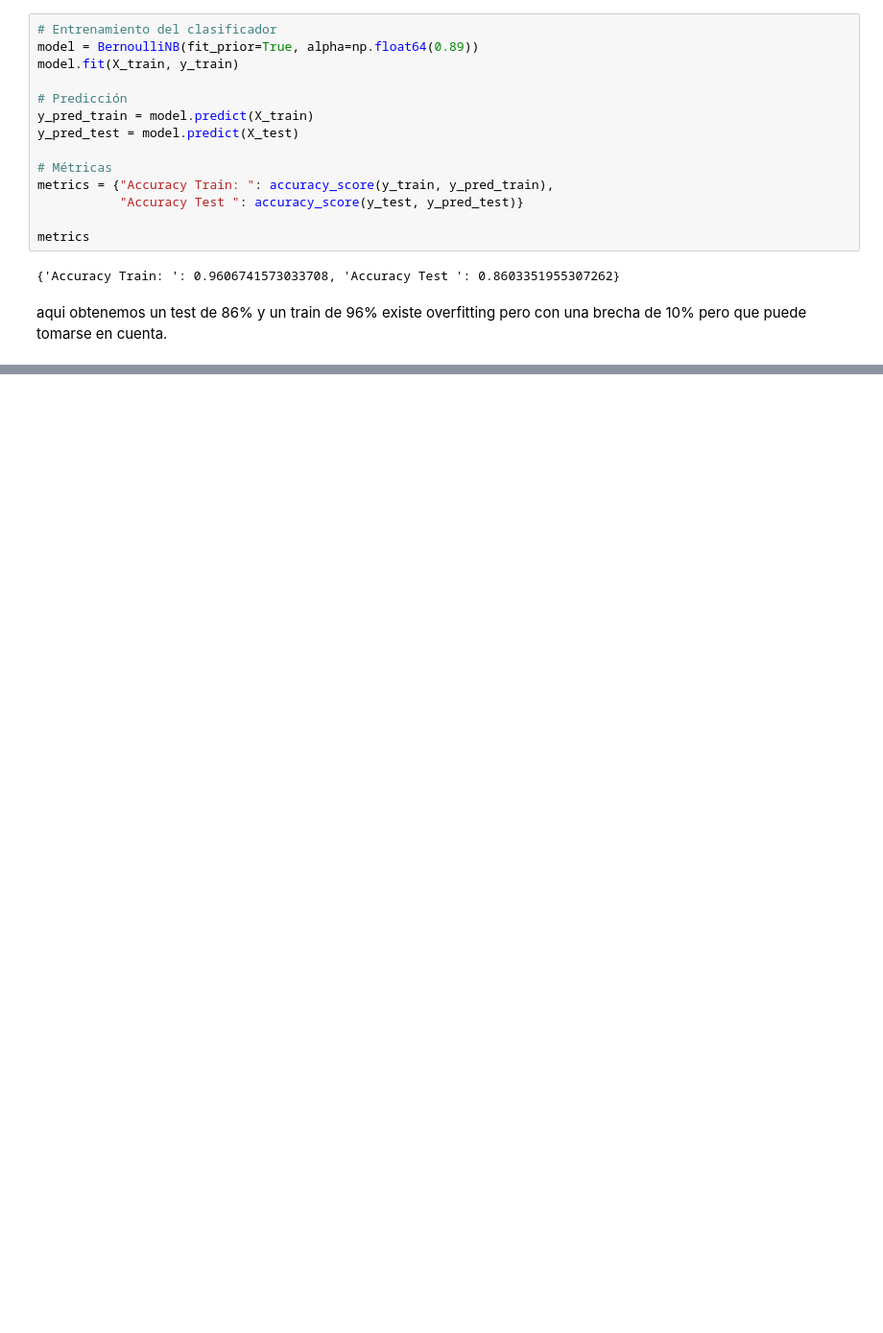
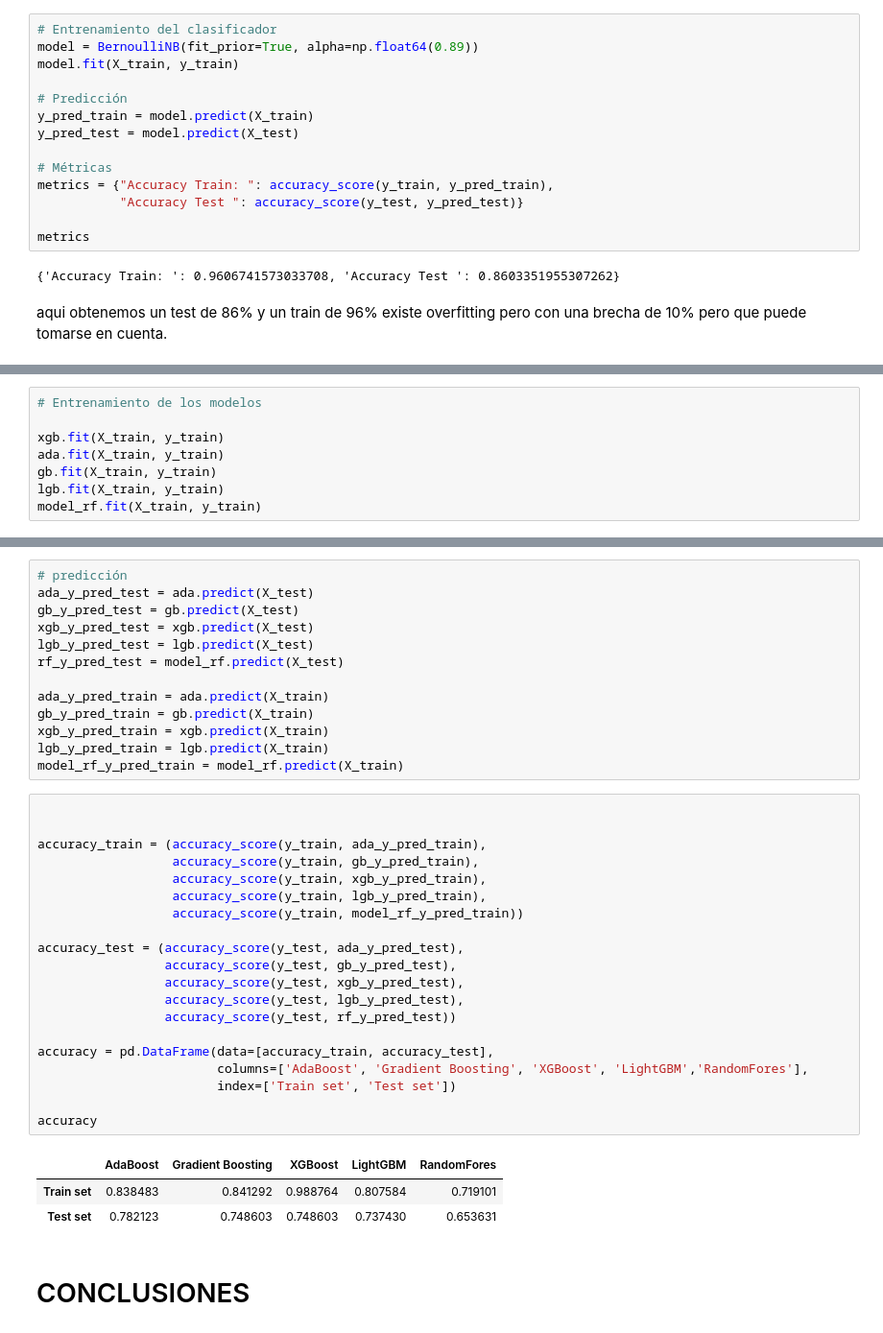
Before and after one commit to Betaniammc/streamlit, a Jupyter notebook: src/07-naive-bayes-playstore-reviews.ipynb, the cells around one changed output, grey strips where cells are left out. Shown at 96% size. Saved outputs shown, nothing was run; the diff lists cells and outputs as text; blank space fills up the shorter version.

```diff
--- a/src/07-naive-bayes-playstore-reviews.ipynb
+++ b/src/07-naive-bayes-playstore-reviews.ipynb
@@ -333,0 +626,8 @@ metrics
+# %%
+# Entrenamiento de los modelos
+
+xgb.fit(X_train, y_train)
+ada.fit(X_train, y_train)
+gb.fit(X_train, y_train)
+lgb.fit(X_train, y_train)
+model_rf.fit(X_train, y_train)
@@ -333,0 +654,39 @@ metrics
+# %%
+# predicción
+ada_y_pred_test = ada.predict(X_test)
+gb_y_pred_test = gb.predict(X_test)
+xgb_y_pred_test = xgb.predict(X_test)
+lgb_y_pred_test = lgb.predict(X_test)
+rf_y_pred_test = model_rf.predict(X_test)
+
+ada_y_pred_train = ada.predict(X_train)
+gb_y_pred_train = gb.predict(X_train)
+xgb_y_pred_train = xgb.predict(X_train)
+lgb_y_pred_train = lgb.predict(X_train)
+model_rf_y_pred_train = model_rf.predict(X_train)
+# %%
+
+
+accuracy_train = (accuracy_score(y_train, ada_y_pred_train),
+                  accuracy_score(y_train, gb_y_pred_train),
+                  accuracy_score(y_train, xgb_y_pred_train),
+                  accuracy_score(y_train, lgb_y_pred_train),
+                  accuracy_score(y_train, model_rf_y_pred_train))
+
+accuracy_test = (accuracy_score(y_test, ada_y_pred_test),
+                 accuracy_score(y_test, gb_y_pred_test),
+                 accuracy_score(y_test, xgb_y_pred_test),
+                 accuracy_score(y_test, lgb_y_pred_test),
+                 accuracy_score(y_test, rf_y_pred_test))
+
+accuracy = pd.DataFrame(data=[accuracy_train, accuracy_test],
+                        columns=['AdaBoost', 'Gradient Boosting', 'XGBoost', 'LightGBM','RandomFores'],
+                        index=['Train set', 'Test set'])
+
+accuracy
+# %% [output]
+|  | AdaBoost | Gradient Boosting | XGBoost | LightGBM | RandomFores |
+| Train set | 0.838483 | 0.841292 | 0.988764 | 0.807584 | 0.719101 |
+| Test set | 0.782123 | 0.748603 | 0.748603 | 0.737430 | 0.653631 |
+# %% [markdown]
+ # CONCLUSIONES
```
Also changed, not shown: parts of 41 cells of this notebook, 1 other file.
